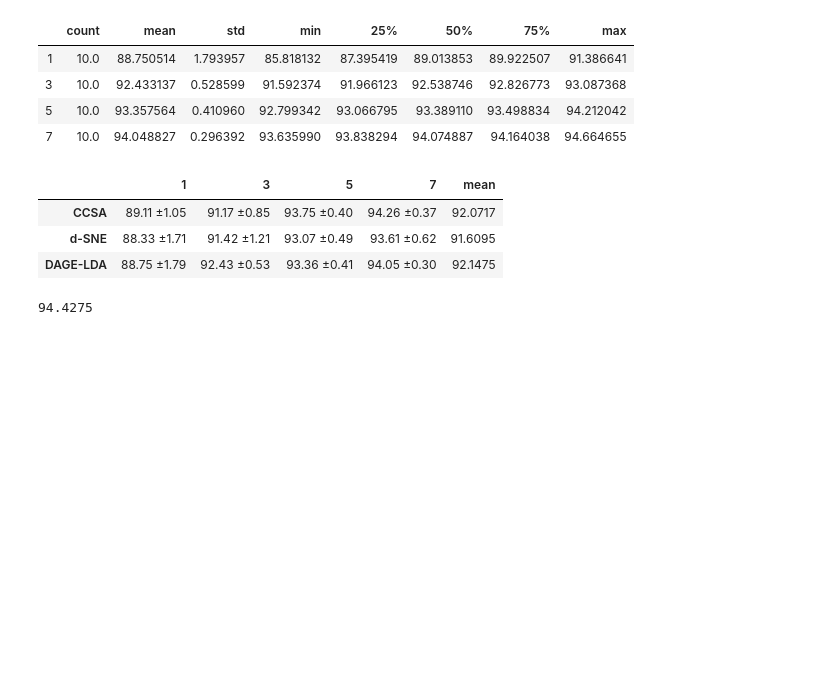
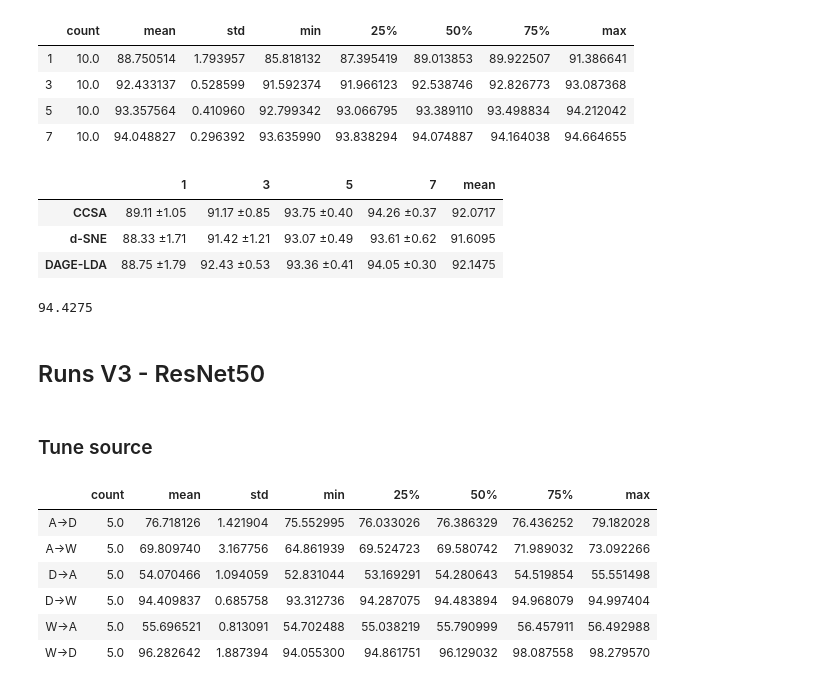
Before and after one commit to LukasHedegaard/dage, a Jupyter notebook: notebooks/test-eval.ipynb, the cells around one changed output. Saved outputs shown, nothing was run; the diff lists cells and outputs as text; code cells hidden in the pictures; blank space fills up the shorter version.

```diff
--- a/notebooks/test-eval.ipynb
+++ b/notebooks/test-eval.ipynb
@@ -652,3 +652,21 @@ df_vgg16_tuned.style.apply(highlight_max)
 sum([92.90, 93.55, 95.13, 96.13])/4
 # %% [output]
 94.4275
+# %% [markdown]
+## Runs V3 - ResNet50
+# %% [markdown]
+### Tune source
+# %%
+tune_source_resnet50v2 = get_score_combinations_new(
+    method='tune_source',
+    experiment_id='resnet50v2_aug',
+)*100
+tune_source_resnet50v2.describe().T.sort_index()
+# %% [output]
+|  | count | mean | std | min | 25% | 50% | 75% | max |
+| A->D | 5.0 | 76.718126 | 1.421904 | 75.552995 | 76.033026 | 76.386329 | 76.436252 | 79.182028 |
+| A->W | 5.0 | 69.809740 | 3.167756 | 64.861939 | 69.524723 | 69.580742 | 71.989032 | 73.092266 |
+| D->A | 5.0 | 54.070466 | 1.094059 | 52.831044 | 53.169291 | 54.280643 | 54.519854 | 55.551498 |
+| D->W | 5.0 | 94.409837 | 0.685758 | 93.312736 | 94.287075 | 94.483894 | 94.968079 | 94.997404 |
+| W->A | 5.0 | 55.696521 | 0.813091 | 54.702488 | 55.038219 | 55.790999 | 56.457911 | 56.492988 |
+| W->D | 5.0 | 96.282642 | 1.887394 | 94.055300 | 94.861751 | 96.129032 | 98.087558 | 98.279570 |
```
Also changed, not shown: parts of 18 cells of this notebook.
